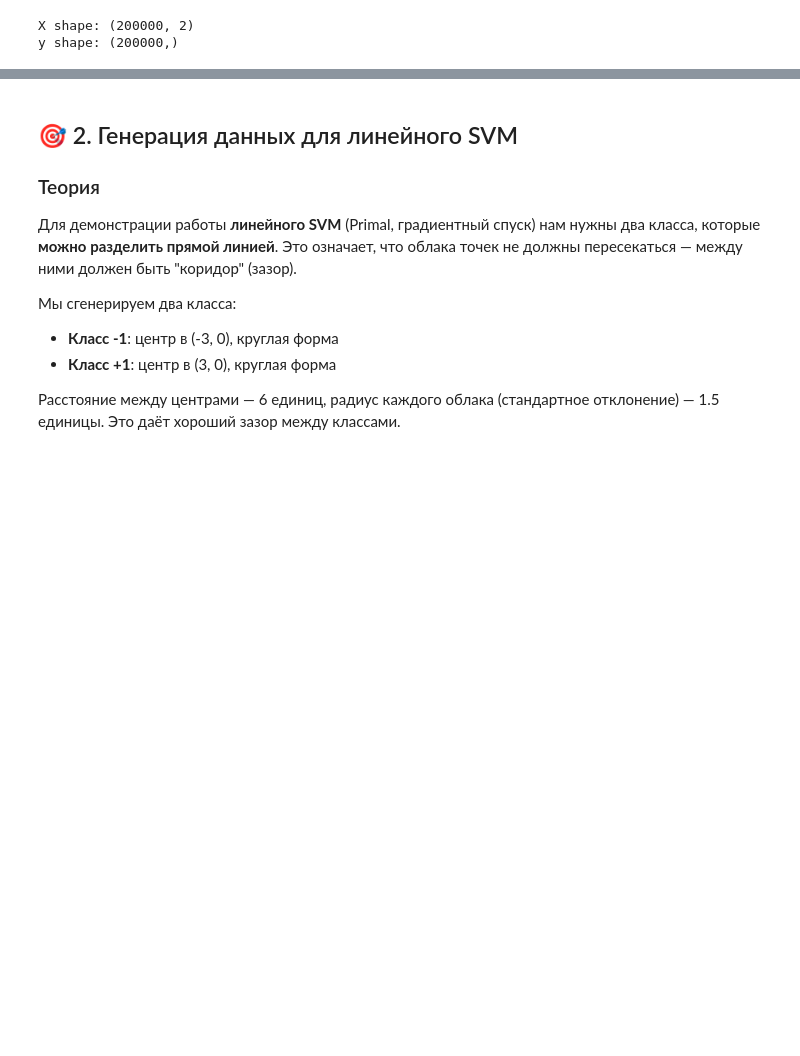
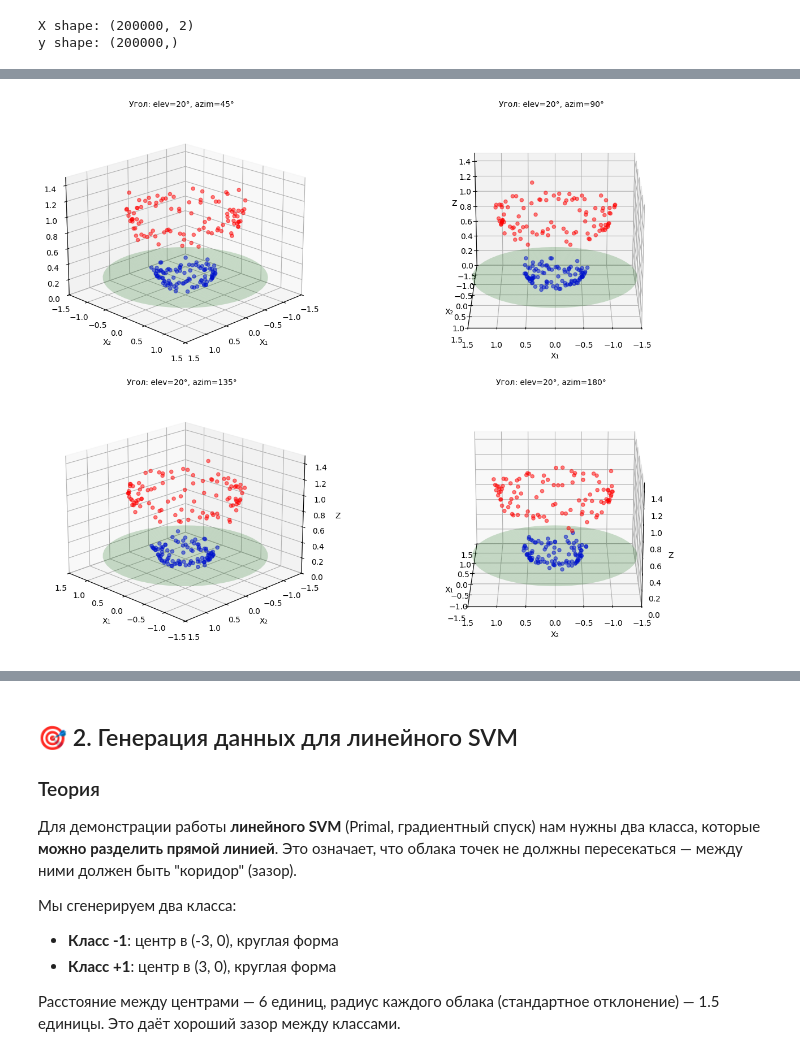
Before and after one commit to Shamil65/Machine-learning-start, a Jupyter notebook: ml_from_scratch/2_Linear_models/svm/notebooks/01_data_exploration_and_visualization.ipynb, the cells around one changed output, grey strips where cells are left out. Saved outputs shown, nothing was run; the diff lists cells and outputs as text; code cells hidden in the pictures; blank space fills up the shorter version.

```diff
--- a/ml_from_scratch/2_Linear_models/svm/notebooks/01_data_exploration_and_visualization.ipynb
+++ b/ml_from_scratch/2_Linear_models/svm/notebooks/01_data_exploration_and_visualization.ipynb
@@ -205,0 +451,49 @@ def create_el(mu, sigma, n_samples):
+# %%
+# ============================================
+# 3D с разных углов (интерактивный просмотр)
+# ============================================
+
+# Для интерактивного вращения используем %matplotlib notebook
+# В Jupyter: %matplotlib notebook
+# В обычном режиме показываем статичные углы
+
+fig = plt.figure(figsize=(15, 10))
+
+angles = [(20, 45), (20, 90), (20, 135), (20, 180)]
+
+for i, (elev, azim) in enumerate(angles, 1):
+    ax = fig.add_subplot(2, 2, i, projection='3d')
+
+    ax.scatter(
+        X_circles_3d[y_circles == -1, 0],
+        X_circles_3d[y_circles == -1, 1],
+        X_circles_3d[y_circles == -1, 2],
+        color='red', label='-1', s=20, alpha=0.5
+    )
+    ax.scatter(
+        X_circles_3d[y_circles == 1, 0],
+        X_circles_3d[y_circles == 1, 1],
+        X_circles_3d[y_circles == 1, 2],
+        color='blue', label='+1', s=20, alpha=0.5
+    )
+
+    # Плоскость z = R²
+    R = 0.5
+    X_plane = R_grid * np.cos(Theta_grid)
+    Y_plane = R_grid * np.sin(Theta_grid)
+    Z_plane = R**2 * np.ones_like(X_plane)
+    ax.plot_surface(X_plane, Y_plane, Z_plane, alpha=0.2, color='green', edgecolor='none')
+
+    ax.set_title(f'Угол: elev={elev}°, azim={azim}°', fontsize=10)
+    ax.set_xlabel('X₁')
+    ax.set_ylabel('X₂')
+    ax.set_zlabel('Z')
+    ax.view_init(elev=elev, azim=azim)
+    ax.set_xlim([-1.5, 1.5])
+    ax.set_ylim([-1.5, 1.5])
+    ax.set_zlim([0, 1.5])
+
+plt.tight_layout()
+plt.show()
+# %% [output]
+[figure, added]
```
Also changed, not shown: parts of 14 cells of this notebook.
